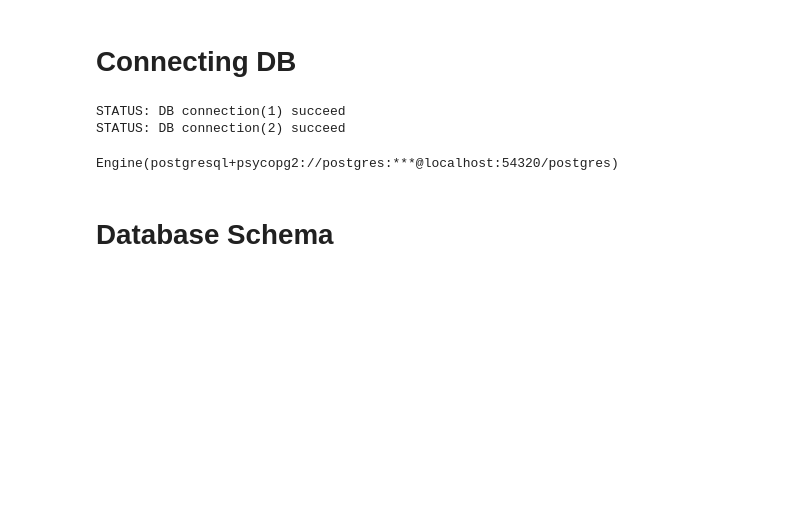
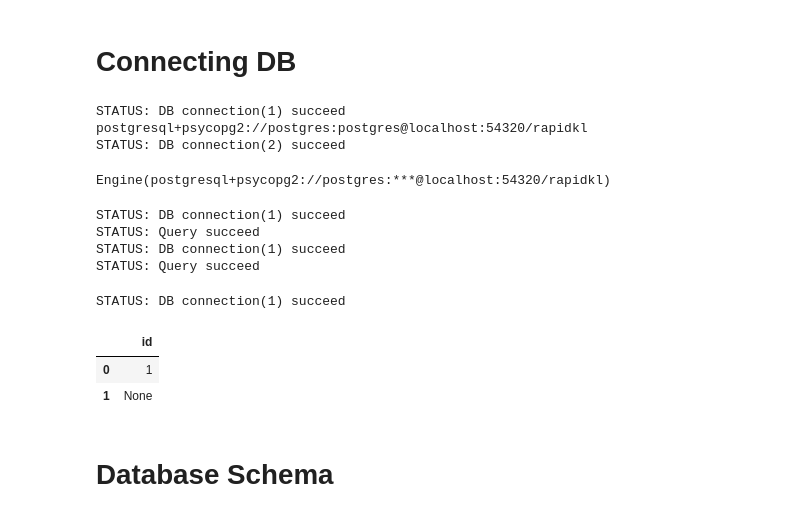
Before and after one commit to ammarsaf/rapid-tracker, a Jupyter notebook: experiment/prasarana.ipynb, the cells around one changed output. Saved outputs shown, nothing was run; the diff lists cells and outputs as text; code cells hidden in the pictures; blank space fills up the shorter version.

```diff
--- a/experiment/prasarana.ipynb
+++ b/experiment/prasarana.ipynb
@@ -98,6 +98,7 @@ df_merge.shape
 # %% [markdown]
 # Connecting DB
 # %%
+load_dotenv(".env", override=True)
 DB_HOST = os.getenv('DB_HOST')
 DB_NAME = os.getenv('DB_NAME')
 DB_PORT = os.getenv('DB_PORT')
@@ -140,6 +141,7 @@ def query_db(query:str):
 def connect_db_v2():
     try:
         database = f'postgresql+psycopg2://{DB_USERNAME}:{DB_PASSWORD}@{DB_HOST}:{DB_PORT}/{DB_NAME}'
+        print(database)
         engine = create_engine(database)
         print('STATUS: DB connection(2) succeed')
         return engine
@@ -150,15 +152,46 @@ def fetch_db(query:str):
     """
     Use for SELECT syntax
     """
-    engine = connect_db_v2()
-    return pd.read_sql_query(query, con=engine)
-
+    try:
+        engine = connect_db()
+        return pd.read_sql_query(query, con=engine)
+    except Exception as e3:
+        print("ERROR (3): ", e3)
 connect_db()
 connect_db_v2()
 # %% [output]
 STATUS: DB connection(1) succeed
+postgresql+psycopg2://postgres:postgres@localhost:54320/rapidkl
 STATUS: DB connection(2) succeed
-Engine(postgresql+psycopg2://postgres:***@localhost:54320/postgres)
+Engine(postgresql+psycopg2://postgres:***@localhost:54320/rapidkl)
+# %%
+query_db("""
+    CREATE TABLE IF NOT EXISTS test_table (
+        id TEXT
+    )
+    """)
+query_db("""
+    INSERT INTO test_table
+    with source_data as (
+    select 1 as id
+    union all
+    select null as id
+)
+select *
+from source_data
+""")
+# %% [output]
+STATUS: DB connection(1) succeed
+STATUS: Query succeed
+STATUS: DB connection(1) succeed
+STATUS: Query succeed
+# %%
+fetch_db('SELECT * FROM test_table')
+# %% [output]
+STATUS: DB connection(1) succeed
+|  | id |
+| 0 | 1 |
+| 1 | None |
 # %%
 # TESTING
 # query_db("""
```
Also changed, not shown: parts of 4 cells of this notebook, 6 other files.
